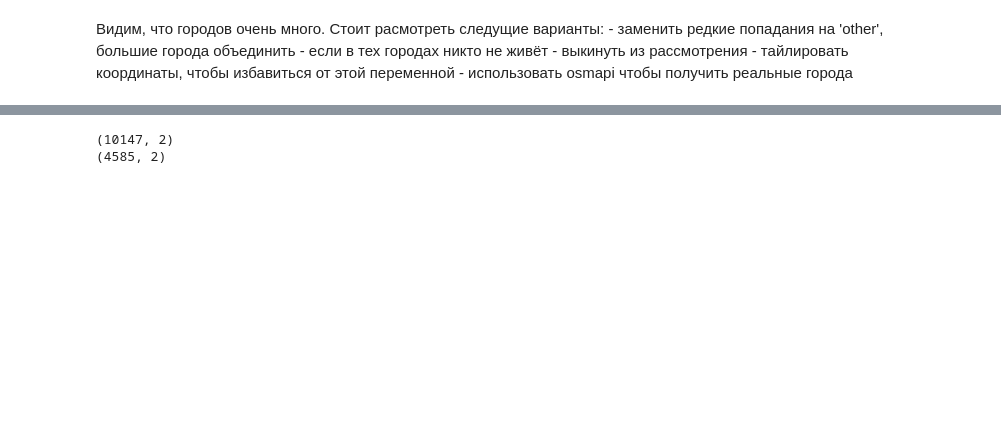
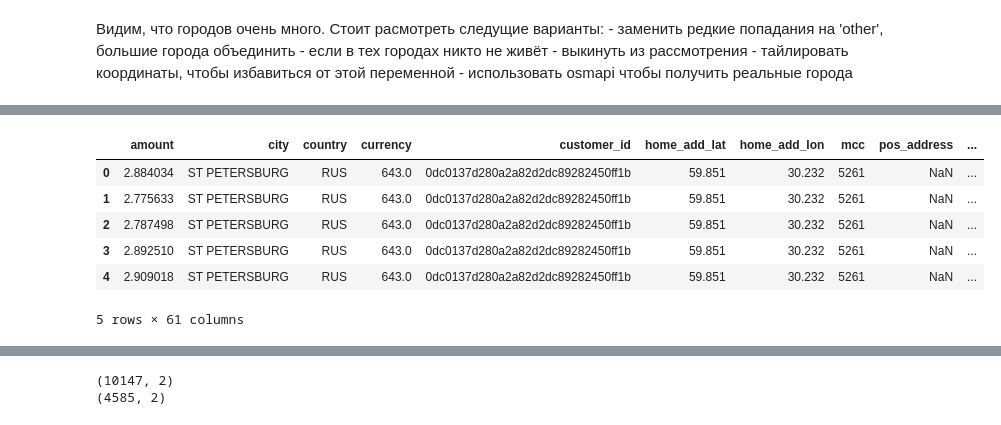
Before and after one commit to GavrilinEugene/raiffeisen_data_cup, a Jupyter notebook: data_exploration.ipynb, the cells around one changed output, grey strips where cells are left out. Cells and saved outputs as stored; diff of their text form; code cells hidden in the pictures; blank space fills up the shorter version.

```diff
--- a/data_exploration.ipynb
+++ b/data_exploration.ipynb
@@ -72,0 +280,18 @@ Name: city, dtype: int64
+# %%
+df1 = calculate_num_of_near_trans(df1, 'tile_number_13')
+df1 = calculate_num_of_near_trans(df1, 'tile_number_15')
+df1 = calculate_num_of_near_trans(df1, 'tile_number_17')
+
+df1 = calculate_num_of_near_terminals(df1, 'tile_number_13')
+df1 = calculate_num_of_near_terminals(df1, 'tile_number_15')
+df1 = calculate_num_of_near_terminals(df1, 'tile_number_17')
+# %%
+df1.head()
+# %% [output]
+|  | amount | city | country | currency | customer_id | home_add_lat | home_add_lon | mcc | pos_address | ... |
+| 0 | 2.884034 | ST PETERSBURG | RUS | 643.0 | 0dc0137d280a2a82d2dc89282450ff1b | 59.851 | 30.232 | 5261 | NaN | ... |
+| 1 | 2.775633 | ST PETERSBURG | RUS | 643.0 | 0dc0137d280a2a82d2dc89282450ff1b | 59.851 | 30.232 | 5261 | NaN | ... |
+| 2 | 2.787498 | ST PETERSBURG | RUS | 643.0 | 0dc0137d280a2a82d2dc89282450ff1b | 59.851 | 30.232 | 5261 | NaN | ... |
+| 3 | 2.892510 | ST PETERSBURG | RUS | 643.0 | 0dc0137d280a2a82d2dc89282450ff1b | 59.851 | 30.232 | 5261 | NaN | ... |
+| 4 | 2.909018 | ST PETERSBURG | RUS | 643.0 | 0dc0137d280a2a82d2dc89282450ff1b | 59.851 | 30.232 | 5261 | NaN | ... |
+5 rows × 61 columns
```
Also changed, not shown: parts of 36 cells of this notebook, 1 other file.
